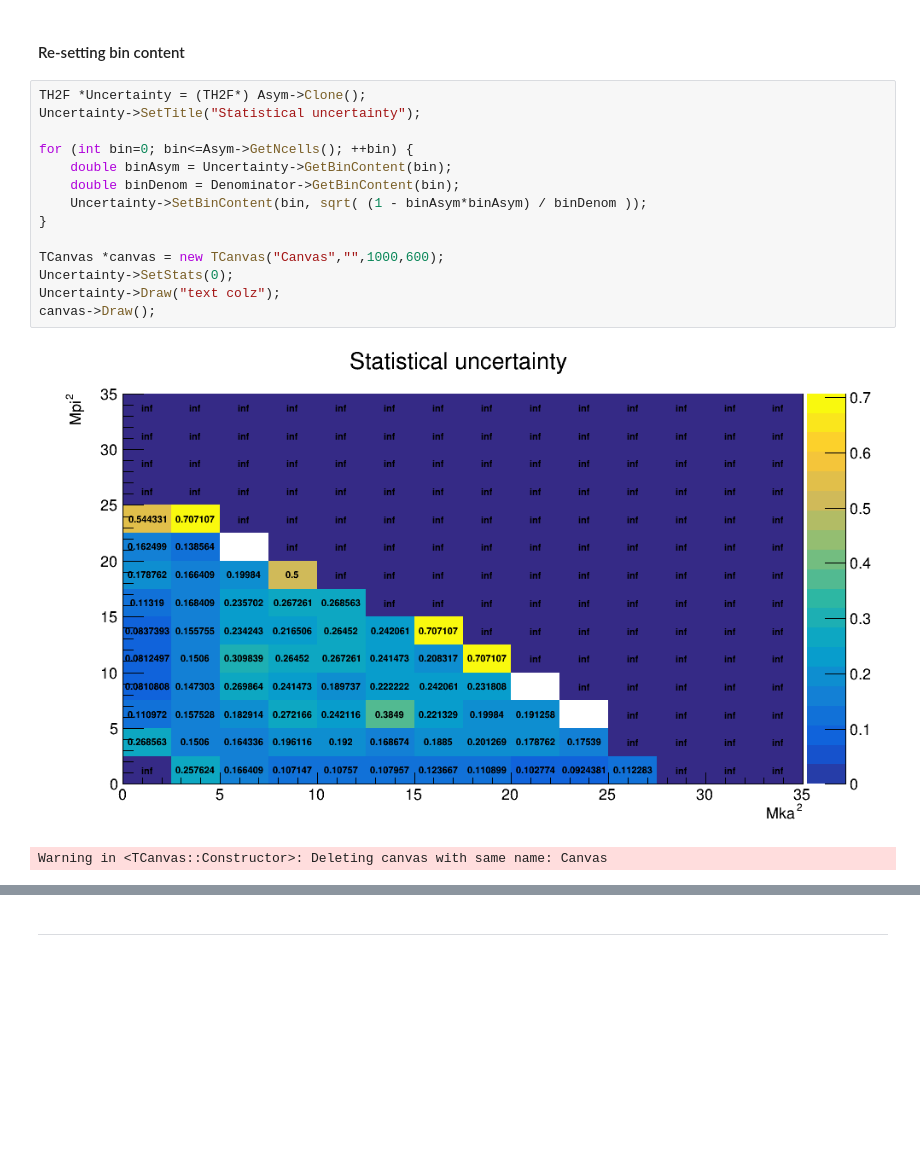
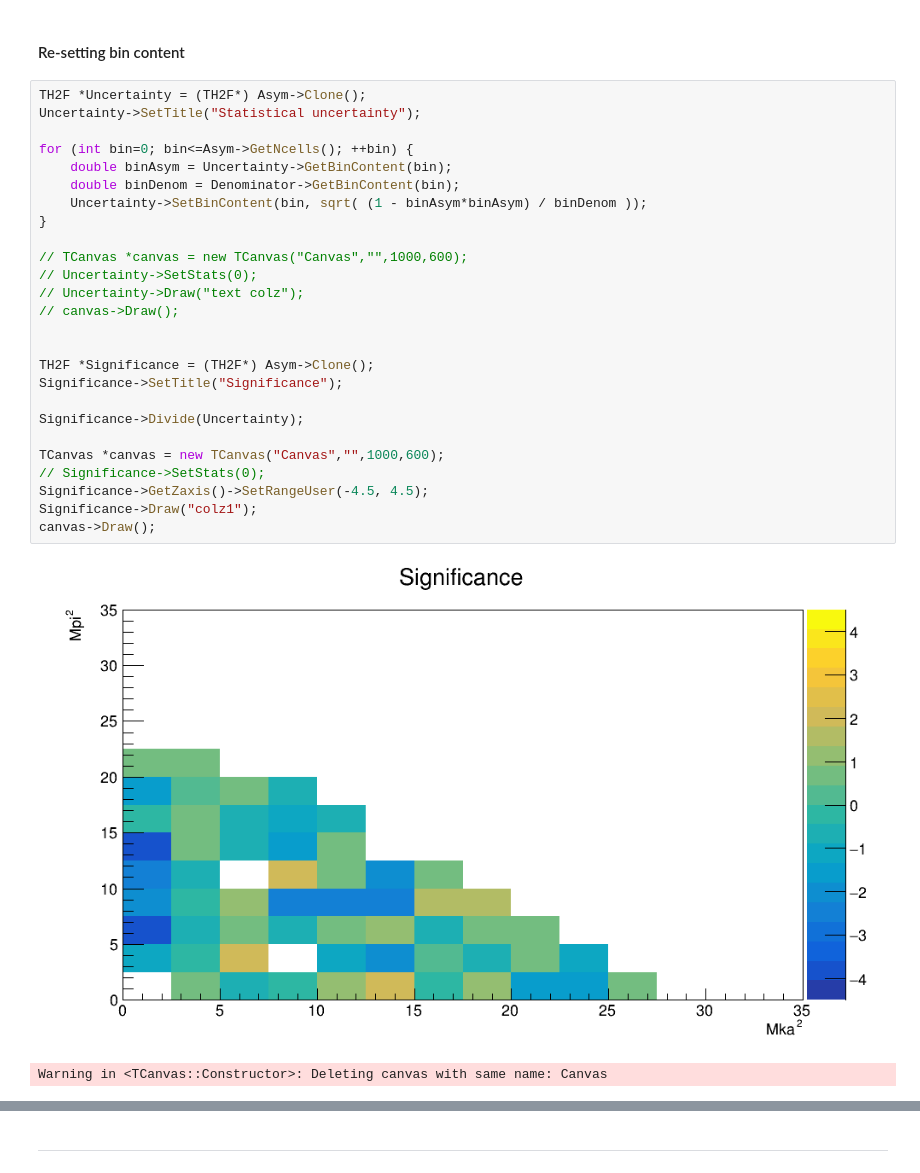
Before and after one commit to jjpereirab/B2HHH_2022_1, a Jupyter notebook: v3_root_KKpi.ipynb, the cells around one changed output, grey strips where cells are left out. Drawn from its saved outputs; the diff is of its cells as text; blank space fills up the shorter version.

```diff
--- a/v3_root_KKpi.ipynb
+++ b/v3_root_KKpi.ipynb
@@ -348,17 +365,29 @@ Warning in <TCanvas::Constructor>: Deleting canvas with same name: Canvas
 # %%
 TH2F *Uncertainty = (TH2F*) Asym->Clone();
 Uncertainty->SetTitle("Statistical uncertainty");
 
 for (int bin=0; bin<=Asym->GetNcells(); ++bin) {
     double binAsym = Uncertainty->GetBinContent(bin);
     double binDenom = Denominator->GetBinContent(bin);
     Uncertainty->SetBinContent(bin, sqrt( (1 - binAsym*binAsym) / binDenom ));
 }
 
+// TCanvas *canvas = new TCanvas("Canvas","",1000,600);
+// Uncertainty->SetStats(0);
+// Uncertainty->Draw("text colz");
+// canvas->Draw();
+
+
+TH2F *Significance = (TH2F*) Asym->Clone();
+Significance->SetTitle("Significance");
+
+Significance->Divide(Uncertainty);
+
 TCanvas *canvas = new TCanvas("Canvas","",1000,600);
-Uncertainty->SetStats(0);
-Uncertainty->Draw("text colz");
+// Significance->SetStats(0);
+Significance->GetZaxis()->SetRangeUser(-4.5, 4.5);
+Significance->Draw("colz1");
 canvas->Draw();
 # %% [output]
-[figure, old version]
+[figure, new version]
 Warning in <TCanvas::Constructor>: Deleting canvas with same name: Canvas
```
Also changed, not shown: parts of 18 cells of this notebook, 7 other files.
